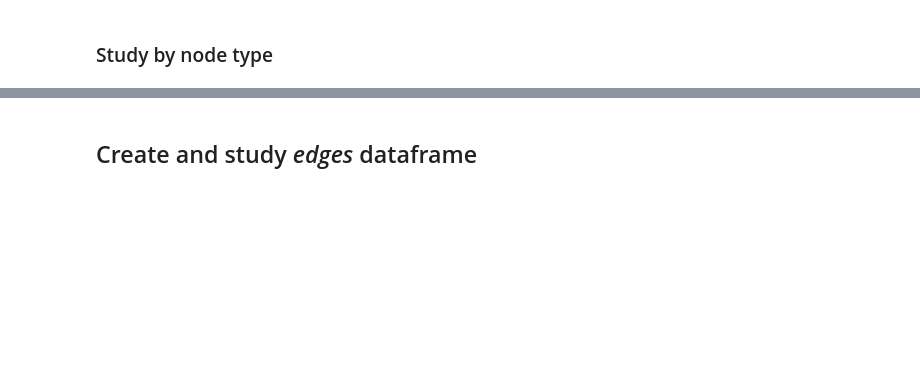
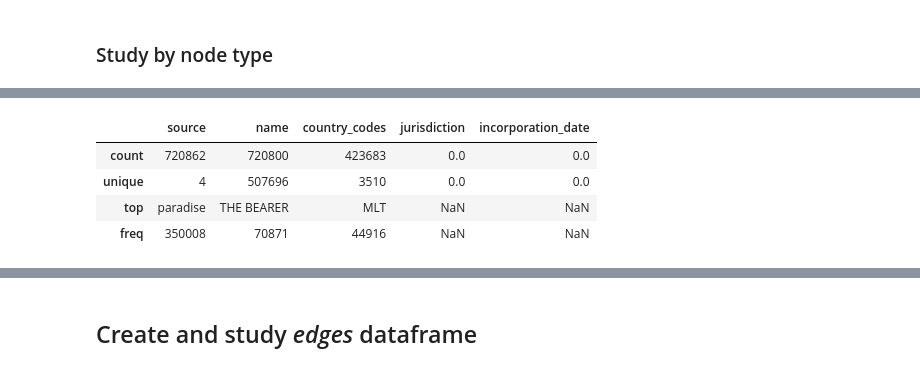
Before and after one commit to yymartin/ADA_Project_Cobra, a Jupyter notebook: Main.ipynb, the cells around one changed output, grey strips where cells are left out. Drawn from its saved outputs; the diff is of its cells as text; code cells hidden in the pictures; blank space fills up the shorter version.

```diff
--- a/Main.ipynb
+++ b/Main.ipynb
@@ -306,3 +422,9 @@ print(nodes[(nodes.name.isna()) & (nodes.type == 'entity')].count(), "of node ty
 # %%
-nodes.loc[nodes.type == 'officer'].describe()
+nodes.xs('officer', level = 1).describe()
+# %% [output]
+|  | source | name | country_codes | jurisdiction | incorporation_date |
+| count | 720862 | 720800 | 423683 | 0.0 | 0.0 |
+| unique | 4 | 507696 | 3510 | 0.0 | 0.0 |
+| top | paradise | THE BEARER | MLT | NaN | NaN |
+| freq | 350008 | 70871 | 44916 | NaN | NaN |
 # %%
```
Also changed, not shown: parts of 44 cells of this notebook.
